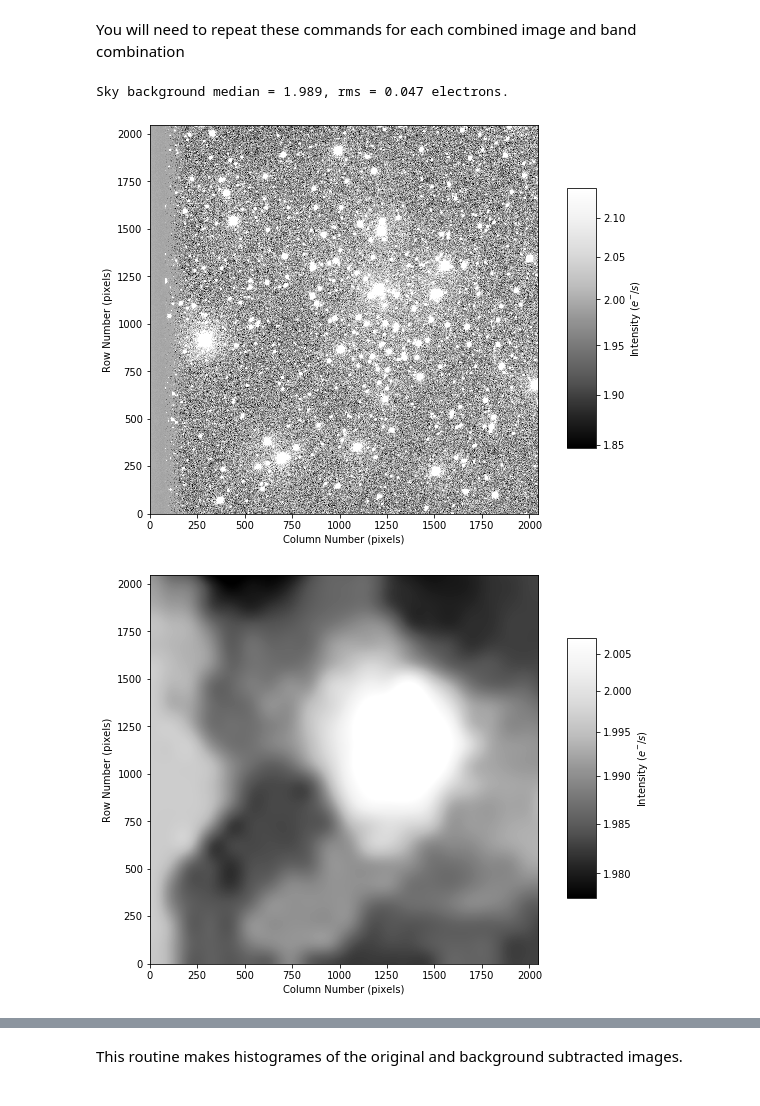
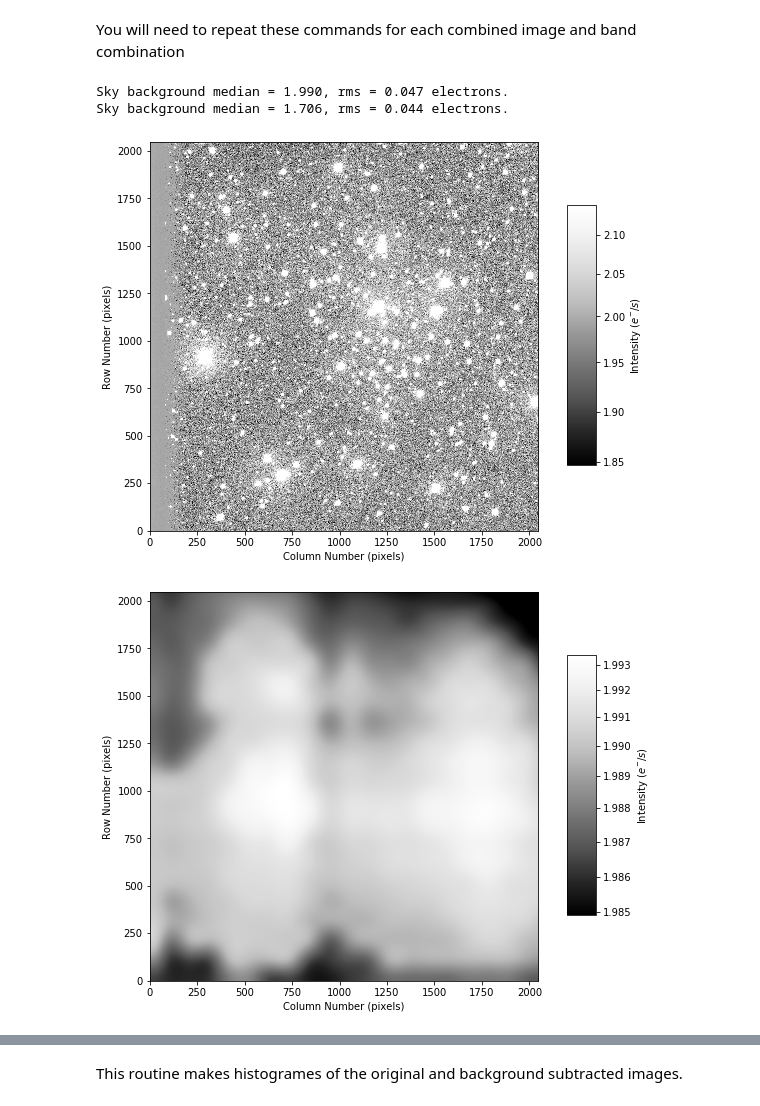
Before and after one commit to czfloyd/ASTR596_ObsProject, a Jupyter notebook: reduction_part4_student.ipynb, the cells around one changed output, grey strips where cells are left out. Saved outputs shown, nothing was run; the diff lists cells and outputs as text; code cells hidden in the pictures.

```diff
--- a/reduction_part4_student.ipynb
+++ b/reduction_part4_student.ipynb
@@ -162,7 +162,7 @@ def get_sky_background(img, verbose=True):
     from astropy.stats import SigmaClip
     from photutils import Background2D, MedianBackground
     sigma_clip = SigmaClip(sigma=3.)
-    bkg = Background2D(img, (100, 100), filter_size=(5, 5), sigma_clip=sigma_clip,
+    bkg = Background2D(img, (100, 100), filter_size=(15, 15), sigma_clip=sigma_clip,
                        bkg_estimator=MedianBackground())
     if verbose:
         print('Sky background median = {:.3f}, rms = {:.3f} electrons.'.format(bkg.background_median, bkg.background_rms_median))
@@ -171,17 +171,24 @@ def get_sky_background(img, verbose=True):
 You will need to repeat these commands for each combined image and band combination
 # %%
 #***********
-bkg = get_sky_background(img_king20_V, verbose=True)
+bkg_V = get_sky_background(img_king20_V, verbose=True)
+bkg_B = get_sky_background(img_king20_B, verbose=True)
 # %% [output]
-Sky background median = 1.989, rms = 0.047 electrons.
+Sky background median = 1.990, rms = 0.047 electrons.
+Sky background median = 1.706, rms = 0.044 electrons.
 # %%
 #***********
-img_king20_V_nosky = img_king20_V - bkg.background
+img_king20_V_nosky = img_king20_V - bkg_V.background
+img_king20_B_nosky = img_king20_B - bkg_B.background
 # %%
 #***********
 display_image(img_king20_V, calibrated=True)
-display_image(bkg.background, calibrated=True)
+display_image(bkg_V.background, calibrated=True)
 display_image(img_king20_V_nosky,calibrated=True)
+
+display_image(img_king20_B, calibrated=True)
+display_image(bkg_B.background, calibrated=True)
+display_image(img_king20_B_nosky,calibrated=True)
 # %% [output]
 [figure]
-[figure, old version]
+[figure, new version]
```
Also changed, not shown: parts of 6 cells of this notebook.
